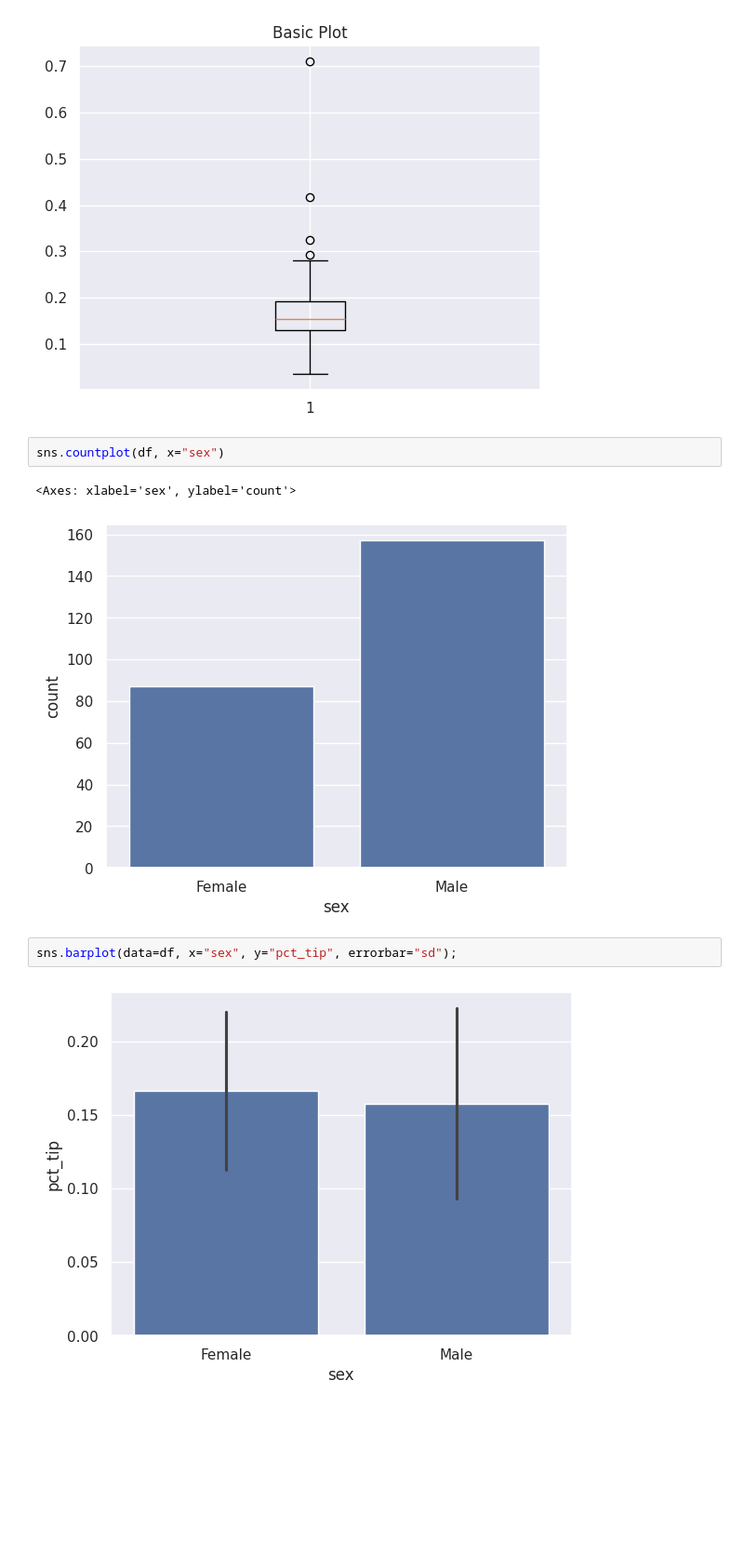
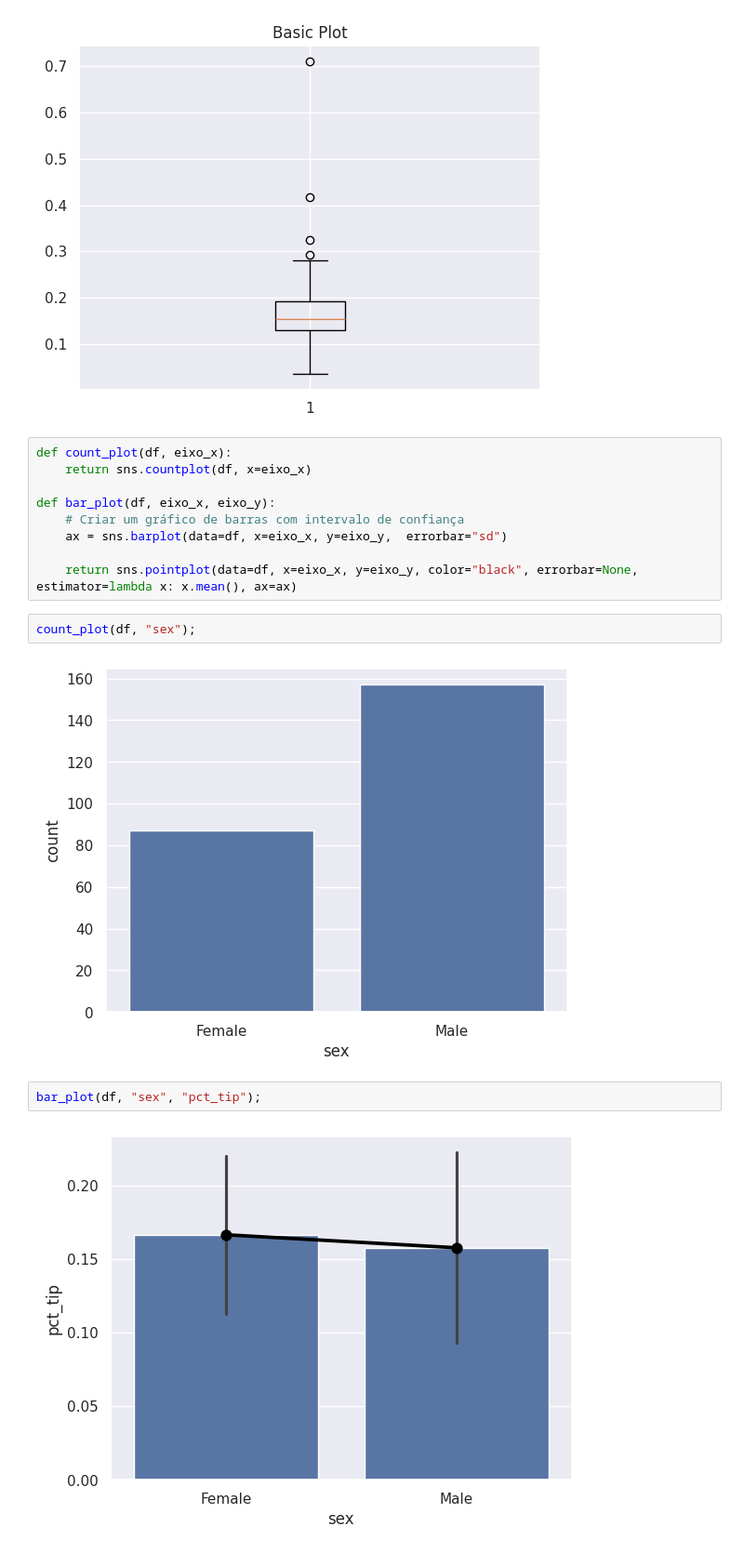
Before and after one commit to brunodleite/arvores_redes_ensemble_models_3, a Jupyter notebook: script.ipynb, the cells around one changed output. Shown at 93% size. Cells and saved outputs as stored; diff of their text form; blank space fills up the shorter version.

```diff
--- a/script.ipynb
+++ b/script.ipynb
@@ -34,12 +34,20 @@ ax1.set_title('Basic Plot')
 ax1.boxplot(df.pct_tip);
 # %% [output]
 [figure]
+# %%
+def count_plot(df, eixo_x):
+    return sns.countplot(df, x=eixo_x)
+
+def bar_plot(df, eixo_x, eixo_y):
+    # Criar um gráfico de barras com intervalo de confiança
+    ax = sns.barplot(data=df, x=eixo_x, y=eixo_y,  errorbar="sd")
+
+    return sns.pointplot(data=df, x=eixo_x, y=eixo_y, color="black", errorbar=None, estimator=lambda x: x.mean(), ax=ax)
 # %%
-sns.countplot(df, x="sex")
+count_plot(df, "sex");
 # %% [output]
-<Axes: xlabel='sex', ylabel='count'>
 [figure]
-# %%
-sns.barplot(data=df, x="sex", y="pct_tip", errorbar="sd");
-# %% [output]
-[figure, removed]
+# %%
+bar_plot(df, "sex", "pct_tip");
+# %% [output]
+[figure, added]
```
Also changed, not shown: parts of 1 cell of this notebook.
